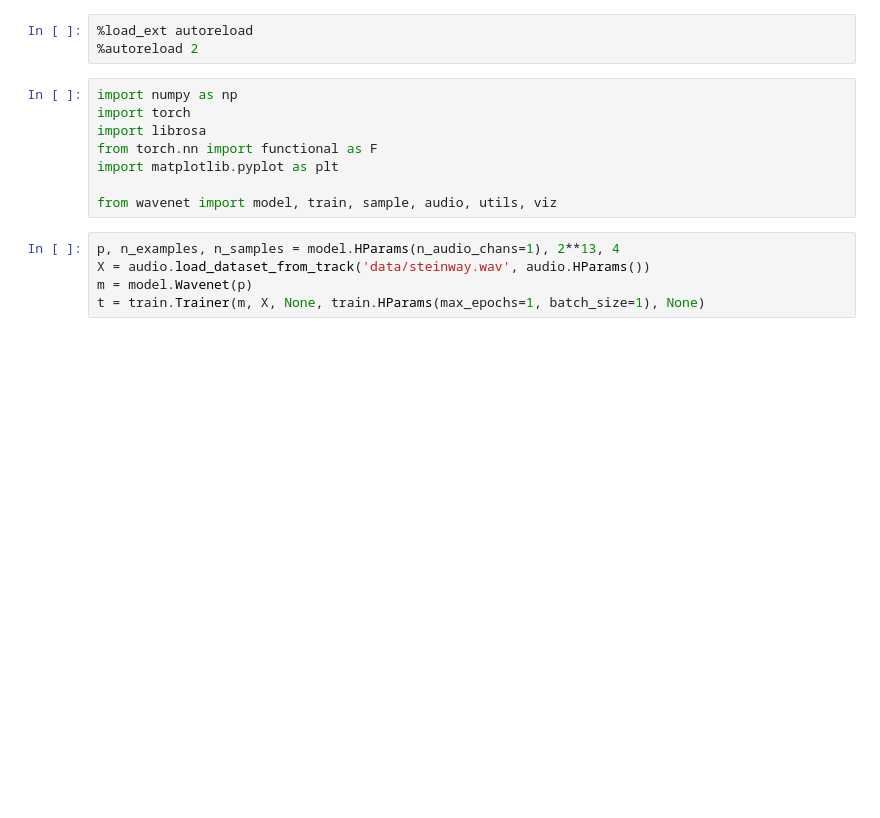
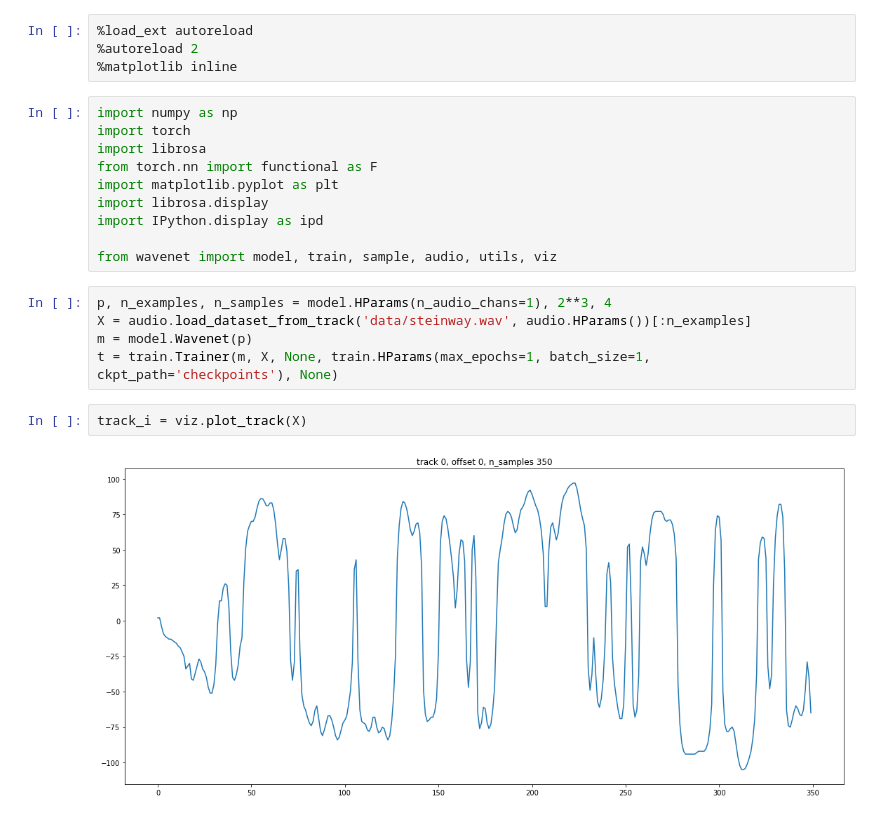
Before and after one commit to feldberlin/wavenet, a Jupyter notebook: train-audio.ipynb, the cells around one changed output. Drawn from its saved outputs; the diff is of its cells as text; blank space fills up the shorter version.

Commit message:
ready for training run

```diff
--- a/train-audio.ipynb
+++ b/train-audio.ipynb
@@ -1,16 +1,23 @@
 # %%
 %load_ext autoreload
 %autoreload 2
+%matplotlib inline
 # %%
 import numpy as np
 import torch
 import librosa
 from torch.nn import functional as F
 import matplotlib.pyplot as plt
+import librosa.display
+import IPython.display as ipd
 
 from wavenet import model, train, sample, audio, utils, viz
 # %%
-p, n_examples, n_samples = model.HParams(n_audio_chans=1), 2**13, 4
-X = audio.load_dataset_from_track('data/steinway.wav', audio.HParams())
+p, n_examples, n_samples = model.HParams(n_audio_chans=1), 2**3, 4
+X = audio.load_dataset_from_track('data/steinway.wav', audio.HParams())[:n_examples]
 m = model.Wavenet(p)
-t = train.Trainer(m, X, None, train.HParams(max_epochs=1, batch_size=1), None)
+t = train.Trainer(m, X, None, train.HParams(max_epochs=1, batch_size=1, ckpt_path='checkpoints'), None)
+# %%
+track_i = viz.plot_track(X)
+# %% [output]
+[figure, added]
```
Also changed, not shown: parts of 10 cells of this notebook, 9 other files.
